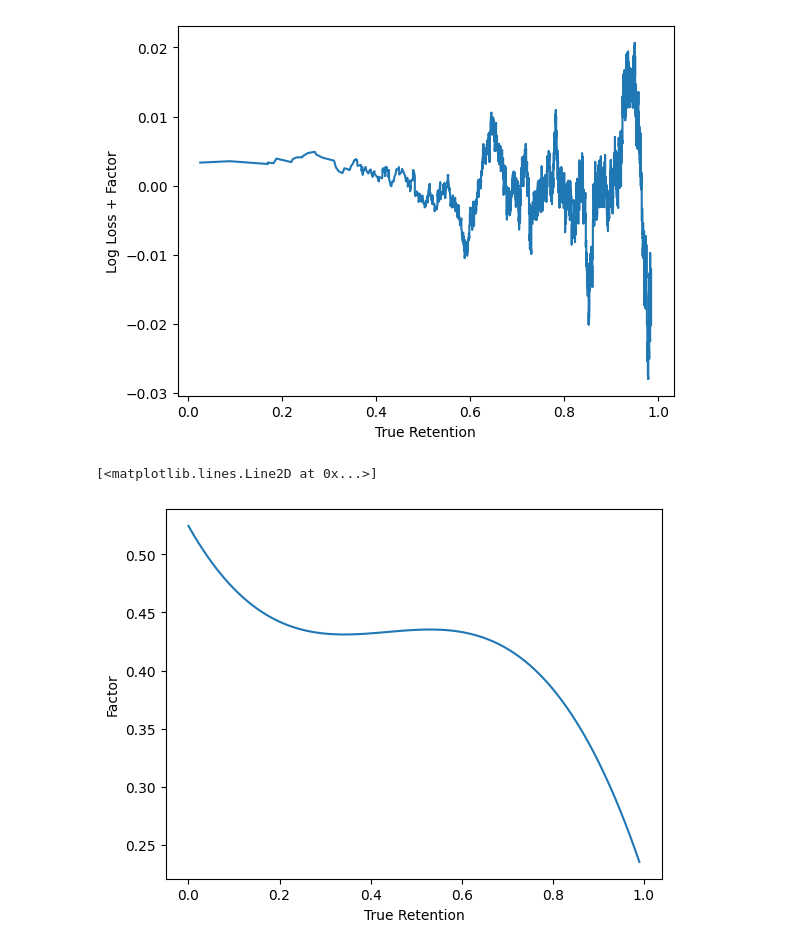
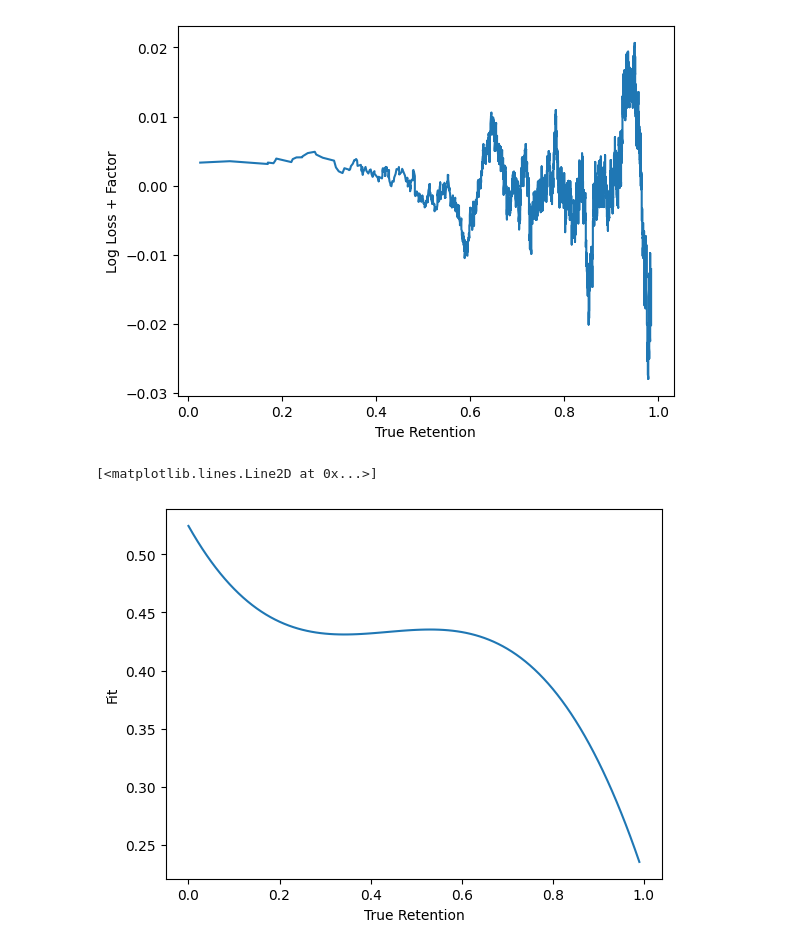
Before and after one commit to open-spaced-repetition/Anki-button-usage, a Jupyter notebook: loss-to-retention.ipynb, the cells around one changed output. Saved outputs shown, nothing was run; the diff lists cells and outputs as text; code cells hidden in the pictures.

```diff
--- a/loss-to-retention.ipynb
+++ b/loss-to-retention.ipynb
@@ -80,13 +80,13 @@ ax.plot()
 # %%
 ax = plt.axes()
 
 ax.set_xlabel("True Retention")
-ax.set_ylabel("Factor")
+ax.set_ylabel("Fit")
 
 ax.plot(np.arange(100) / 100, -retention_factor(np.arange(100) / 100, 0))
 # %% [output]
 [<matplotlib.lines.Line2D at 0x...>]
-[figure, old version]
+[figure, new version]
 # %%
 ax = plt.axes()
 
```
Also changed, not shown: parts of 2 cells of this notebook.
